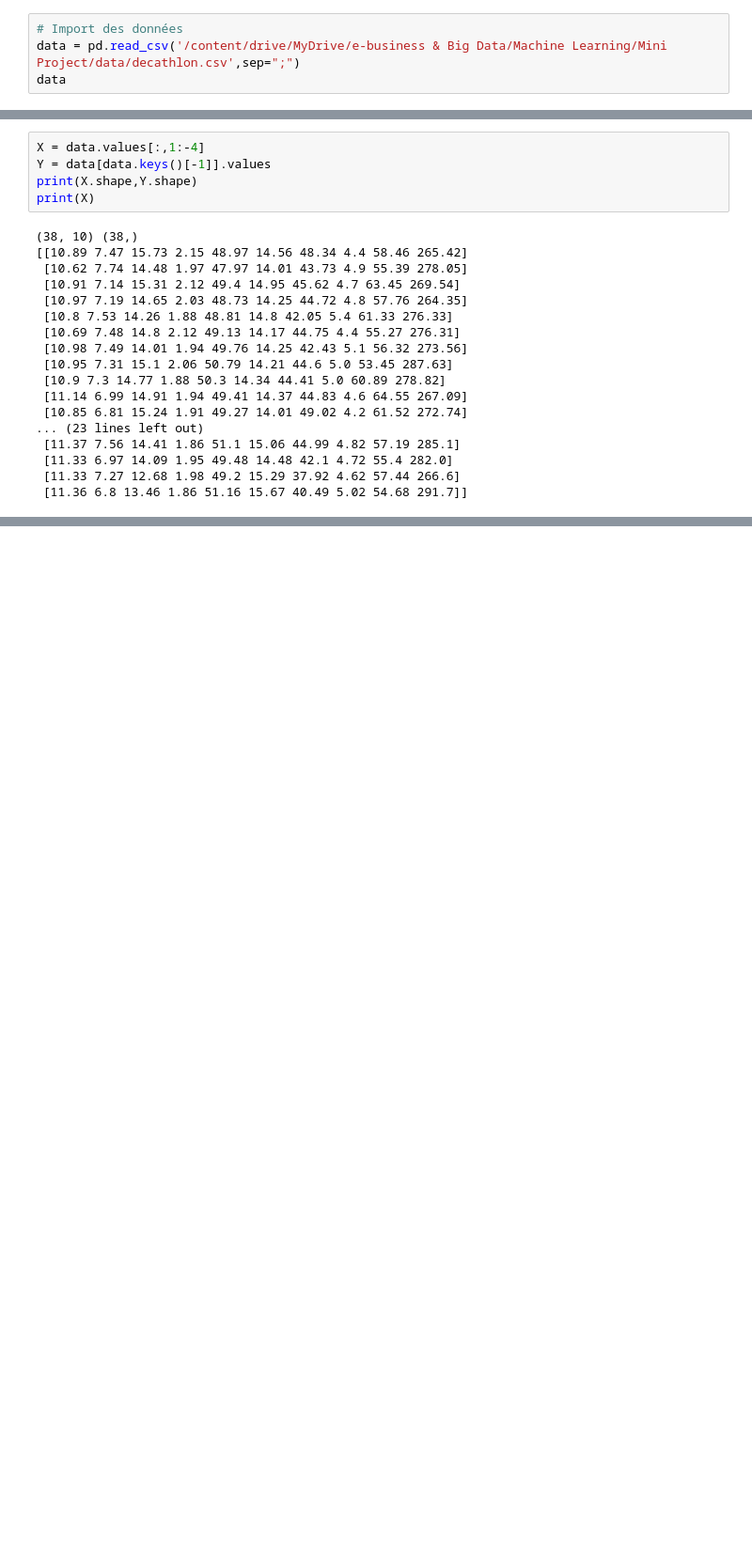
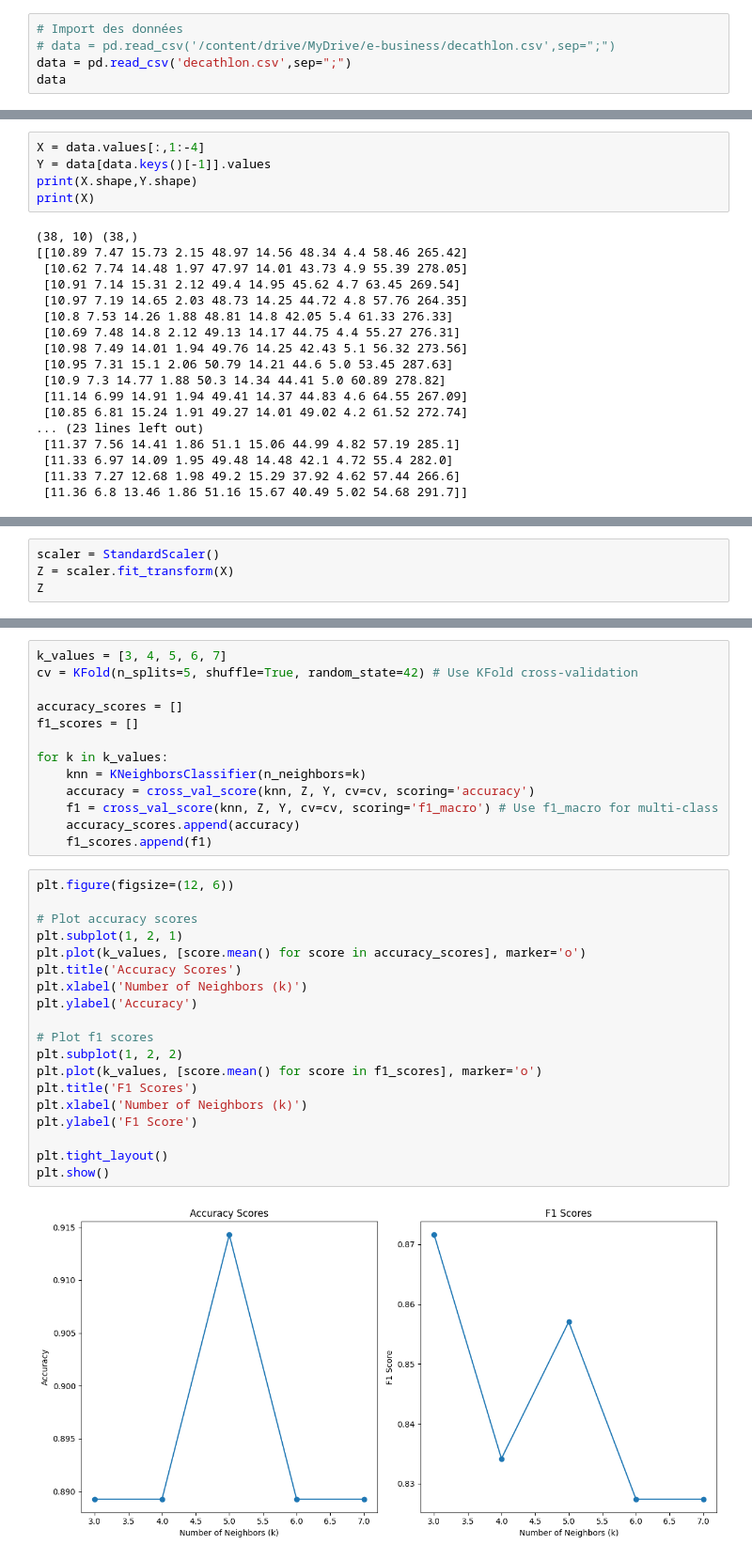
Before and after one commit to gael-mehdi/e-business-db-mini-projet, a Jupyter notebook: Part_2_supervised_learning.ipynb, the cells around one changed output, grey strips where cells are left out. Shown: that part at 94% size. Saved outputs shown, nothing was run; the diff lists cells and outputs as text; blank space fills up the shorter version.

```diff
--- a/Part_2_supervised_learning.ipynb
+++ b/Part_2_supervised_learning.ipynb
@@ -32,7 +30,8 @@ Here is a summary of the dataset in points:
 -  Columns: 10 (athletes’ performances).
 # %%
 # Import des données
-data = pd.read_csv('/content/drive/MyDrive/e-business & Big Data/Machine Learning/Mini Project/data/decathlon.csv',sep=";")
+# data = pd.read_csv('/content/drive/MyDrive/e-business/decathlon.csv',sep=";")
+data = pd.read_csv('decathlon.csv',sep=";")
 data
 # %% [output]
 |  | Unnamed: 0 | 100m | Longueur | Poids | Hauteur | 400m | 110m H | Disque | Perche | Javelot | 1500m | ... |
@@ -89,0 +102,4 @@ print(X)
+# %%
+scaler = StandardScaler()
+Z = scaler.fit_transform(X)
+Z
@@ -89,0 +124,34 @@ print(X)
+# %%
+k_values = [3, 4, 5, 6, 7]
+cv = KFold(n_splits=5, shuffle=True, random_state=42) # Use KFold cross-validation
+
+accuracy_scores = []
+f1_scores = []
+
+for k in k_values:
+    knn = KNeighborsClassifier(n_neighbors=k)
+    accuracy = cross_val_score(knn, Z, Y, cv=cv, scoring='accuracy')
+    f1 = cross_val_score(knn, Z, Y, cv=cv, scoring='f1_macro') # Use f1_macro for multi-class
+    accuracy_scores.append(accuracy)
+    f1_scores.append(f1)
+# %%
+plt.figure(figsize=(12, 6))
+
+# Plot accuracy scores
+plt.subplot(1, 2, 1)
+plt.plot(k_values, [score.mean() for score in accuracy_scores], marker='o')
+plt.title('Accuracy Scores')
+plt.xlabel('Number of Neighbors (k)')
+plt.ylabel('Accuracy')
+
+# Plot f1 scores
+plt.subplot(1, 2, 2)
+plt.plot(k_values, [score.mean() for score in f1_scores], marker='o')
+plt.title('F1 Scores')
+plt.xlabel('Number of Neighbors (k)')
+plt.ylabel('F1 Score')
+
+plt.tight_layout()
+plt.show()
+# %% [output]
+[figure, added]
```
Also changed, not shown: parts of 30 cells of this notebook.
